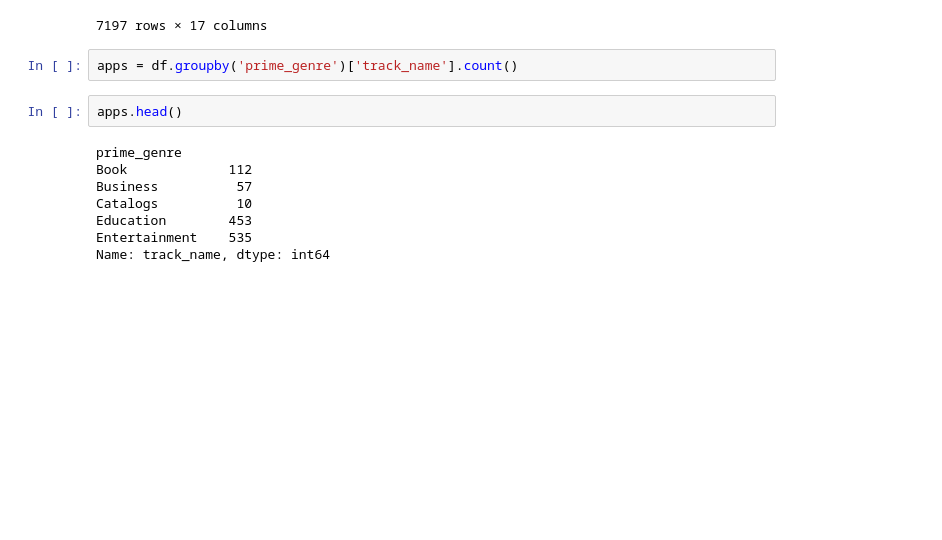
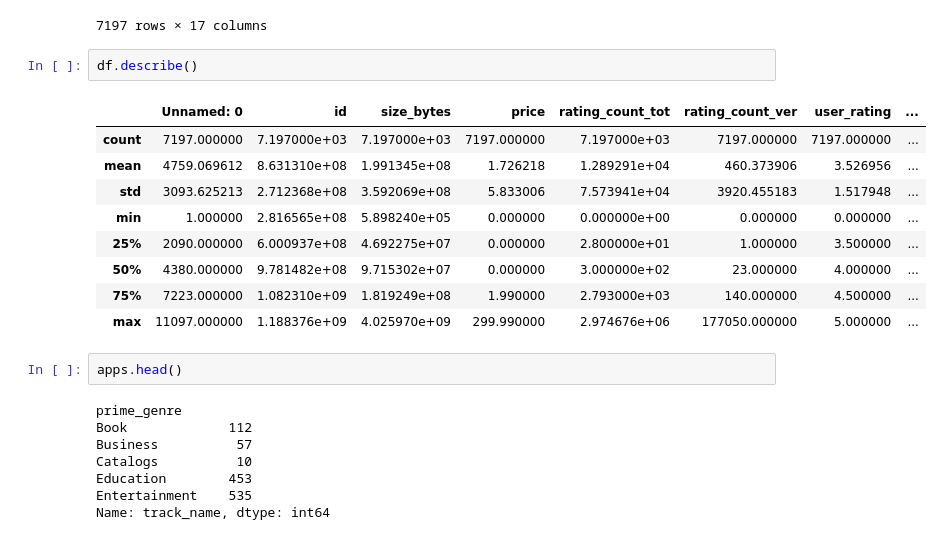
Before and after one commit to divaymohan/apple-apps, a Jupyter notebook: Apple-Apps-Data.ipynb, the cells around one changed output. Drawn from its saved outputs; the diff is of its cells as text; blank space fills up the shorter version.

```diff
--- a/Apple-Apps-Data.ipynb
+++ b/Apple-Apps-Data.ipynb
@@ -147,8 +170,18 @@ df
 | 7195 | 11089 | 1187838770 | VR Roller Coaster World - Virtual... | 97235968 | USD | 0.00 | 85 | 32 | ... |
 | 7196 | 11097 | 1188375727 | Escape the Sweet Shop Series | 90898432 | USD | 0.00 | 3 | 3 | ... |
 7197 rows × 17 columns
-# %%
-apps = df.groupby('prime_genre')['track_name'].count()
+# %%
+df.describe()
+# %% [output]
+|  | Unnamed: 0 | id | size_bytes | price | rating_count_tot | rating_count_ver | user_rating | ... |
+| count | 7197.000000 | 7.197000e+03 | 7.197000e+03 | 7197.000000 | 7.197000e+03 | 7197.000000 | 7197.000000 | ... |
+| mean | 4759.069612 | 8.631310e+08 | 1.991345e+08 | 1.726218 | 1.289291e+04 | 460.373906 | 3.526956 | ... |
+| std | 3093.625213 | 2.712368e+08 | 3.592069e+08 | 5.833006 | 7.573941e+04 | 3920.455183 | 1.517948 | ... |
+| min | 1.000000 | 2.816565e+08 | 5.898240e+05 | 0.000000 | 0.000000e+00 | 0.000000 | 0.000000 | ... |
+| 25% | 2090.000000 | 6.000937e+08 | 4.692275e+07 | 0.000000 | 2.800000e+01 | 1.000000 | 3.500000 | ... |
+| 50% | 4380.000000 | 9.781482e+08 | 9.715302e+07 | 0.000000 | 3.000000e+02 | 23.000000 | 4.000000 | ... |
+| 75% | 7223.000000 | 1.082310e+09 | 1.819249e+08 | 1.990000 | 2.793000e+03 | 140.000000 | 4.500000 | ... |
+| max | 11097.000000 | 1.188376e+09 | 4.025970e+09 | 299.990000 | 2.974676e+06 | 177050.000000 | 5.000000 | ... |
 # %%
 apps.head()
 # %% [output]
```
Also changed, not shown: parts of 16 cells of this notebook.
